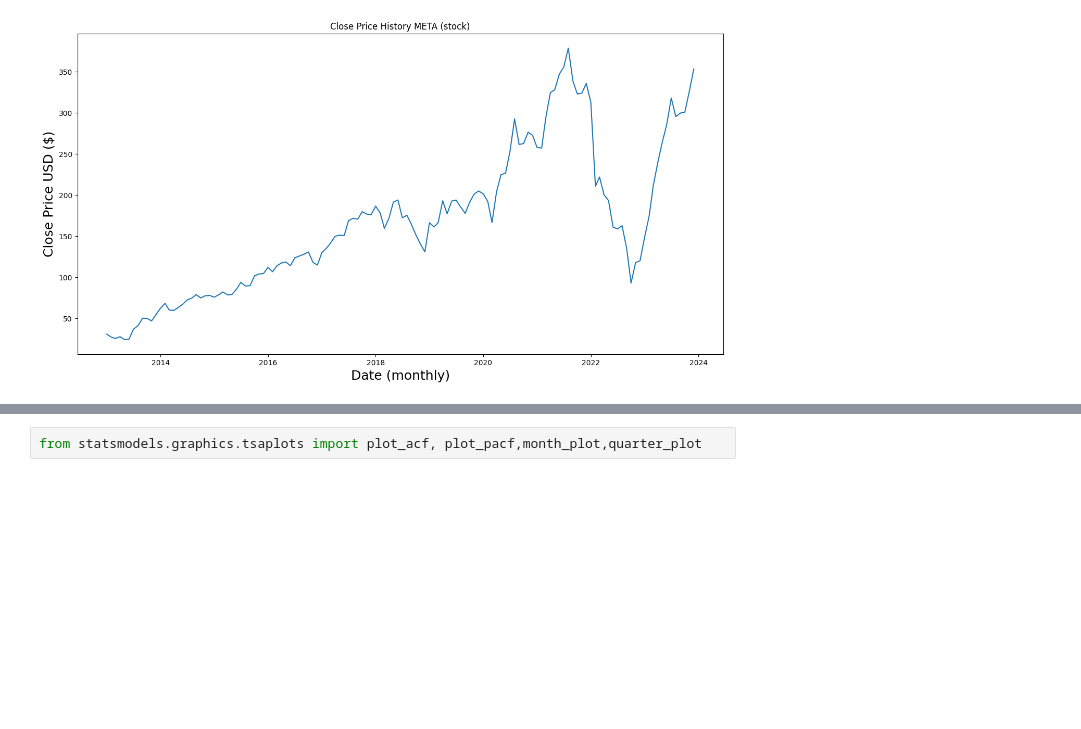
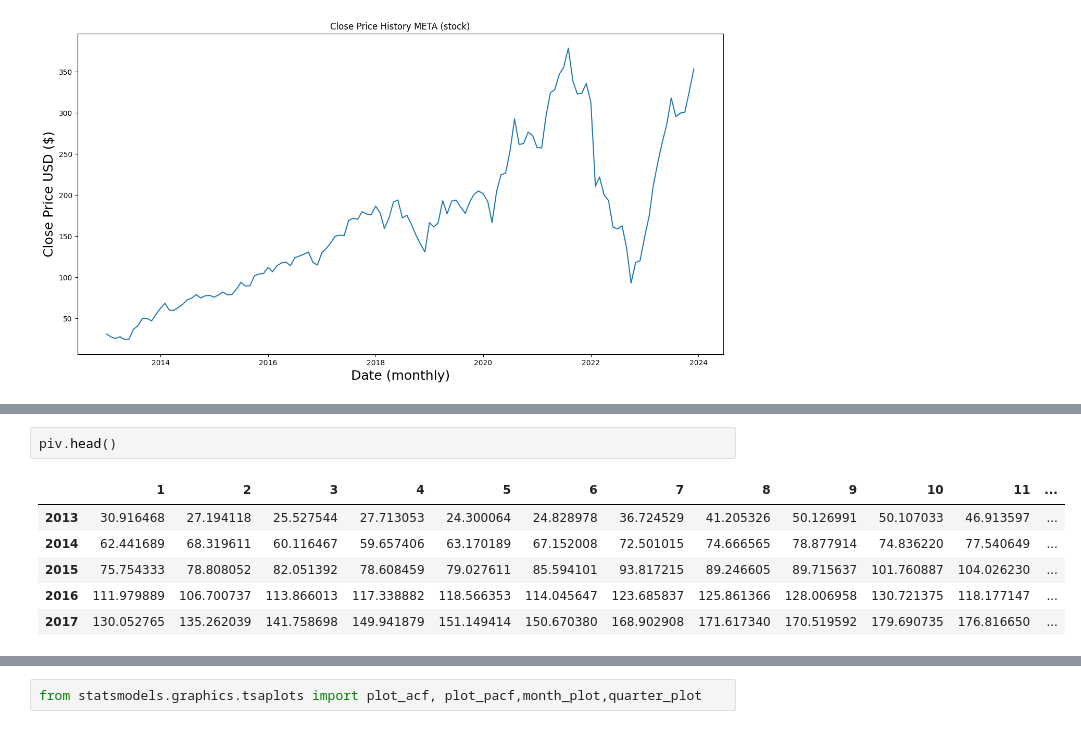
Before and after one commit to Michelleagl/Series_de_Tiempo, a Jupyter notebook: series_de_tiempo.ipynb, the cells around one changed output, grey strips where cells are left out. Saved outputs shown, nothing was run; the diff lists cells and outputs as text; blank space fills up the shorter version.

```diff
--- a/series_de_tiempo.ipynb
+++ b/series_de_tiempo.ipynb
@@ -264,0 +271,9 @@ NameError: name 'data' is not defined
+# %%
+piv.head()
+# %% [output]
+|  | 1 | 2 | 3 | 4 | 5 | 6 | 7 | 8 | 9 | 10 | 11 | ... |
+| 2013 | 30.916468 | 27.194118 | 25.527544 | 27.713053 | 24.300064 | 24.828978 | 36.724529 | 41.205326 | 50.126991 | 50.107033 | 46.913597 | ... |
+| 2014 | 62.441689 | 68.319611 | 60.116467 | 59.657406 | 63.170189 | 67.152008 | 72.501015 | 74.666565 | 78.877914 | 74.836220 | 77.540649 | ... |
+| 2015 | 75.754333 | 78.808052 | 82.051392 | 78.608459 | 79.027611 | 85.594101 | 93.817215 | 89.246605 | 89.715637 | 101.760887 | 104.026230 | ... |
+| 2016 | 111.979889 | 106.700737 | 113.866013 | 117.338882 | 118.566353 | 114.045647 | 123.685837 | 125.861366 | 128.006958 | 130.721375 | 118.177147 | ... |
+| 2017 | 130.052765 | 135.262039 | 141.758698 | 149.941879 | 151.149414 | 150.670380 | 168.902908 | 171.617340 | 170.519592 | 179.690735 | 176.816650 | ... |
```
Also changed, not shown: parts of 7 cells of this notebook.
